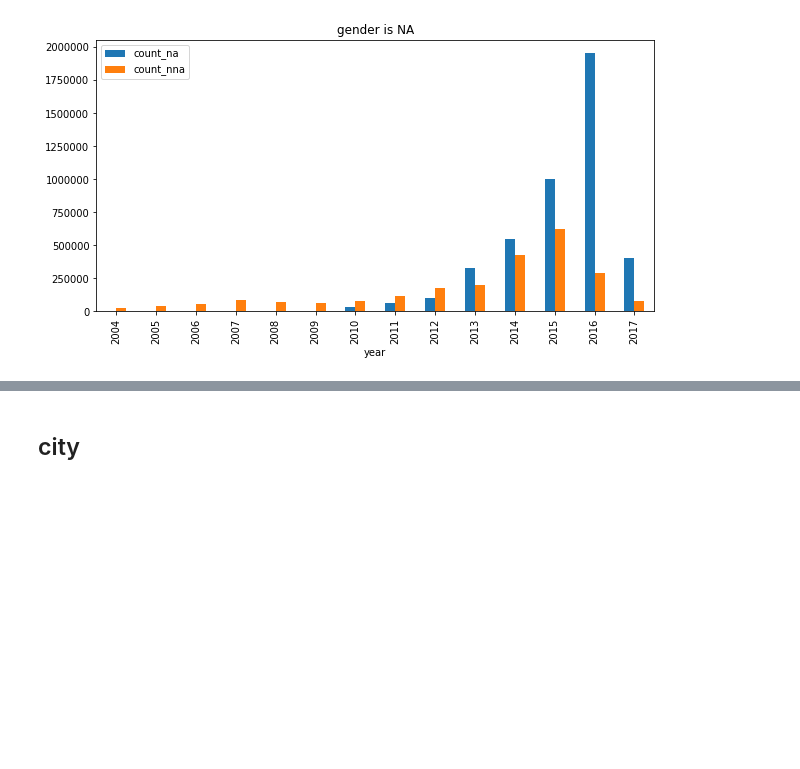
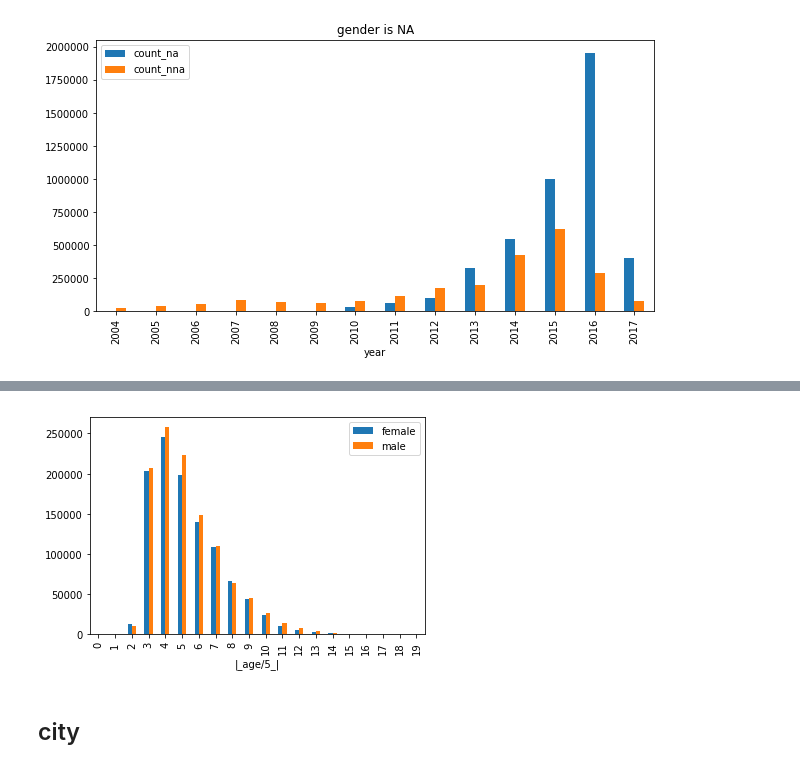
Before and after one commit to III-AdventureTime/kkbox_churn, a Jupyter notebook: explore_raw_members.yang/explore_raw_members.ipynb, the cells around one changed output, grey strips where cells are left out. Cells and saved outputs as stored; diff of their text form; code cells hidden in the pictures; blank space fills up the shorter version.

```diff
--- a/explore_raw_members.yang/explore_raw_members.ipynb
+++ b/explore_raw_members.yang/explore_raw_members.ipynb
@@ -155,0 +221,7 @@ plt.show()
+# %%
+from pyspark.sql.functions import col, expr, floor, isnull
+df_1 = df0.where(col('bd').cast('int') > 0) \
+          .where(col('bd').cast('int') < 101) \
+          .where(~isnull(col('gender'))) \
+          .select('msno', 'gender', col('bd').cast('int'))
+df_1.show(10)
@@ -155,0 +244,5 @@ plt.show()
+# %%
+from pyspark.sql.functions import col, expr, floor
+df_2 = df_1.select('gender', floor((col('bd')-1)/5).alias('bd_bin_no'))
+
+df_2.show(10)
@@ -155,0 +265,5 @@ plt.show()
+# %%
+df_3 = df_2.crosstab('bd_bin_no', 'gender').sort(col('bd_bin_no_gender').cast('int')) \
+           .toPandas().set_index('bd_bin_no_gender')
+df_3.index.name = '|_age/5_|'
+df_3
@@ -156,3 +289,8 @@ plt.show()
+# %%
+df_3.plot(kind='bar')
+plt.show()
+# %% [output]
+[figure, added]
 # %% [markdown]
 ## city
 # %%
```
Also changed, not shown: parts of 18 cells of this notebook, 2 other files.
